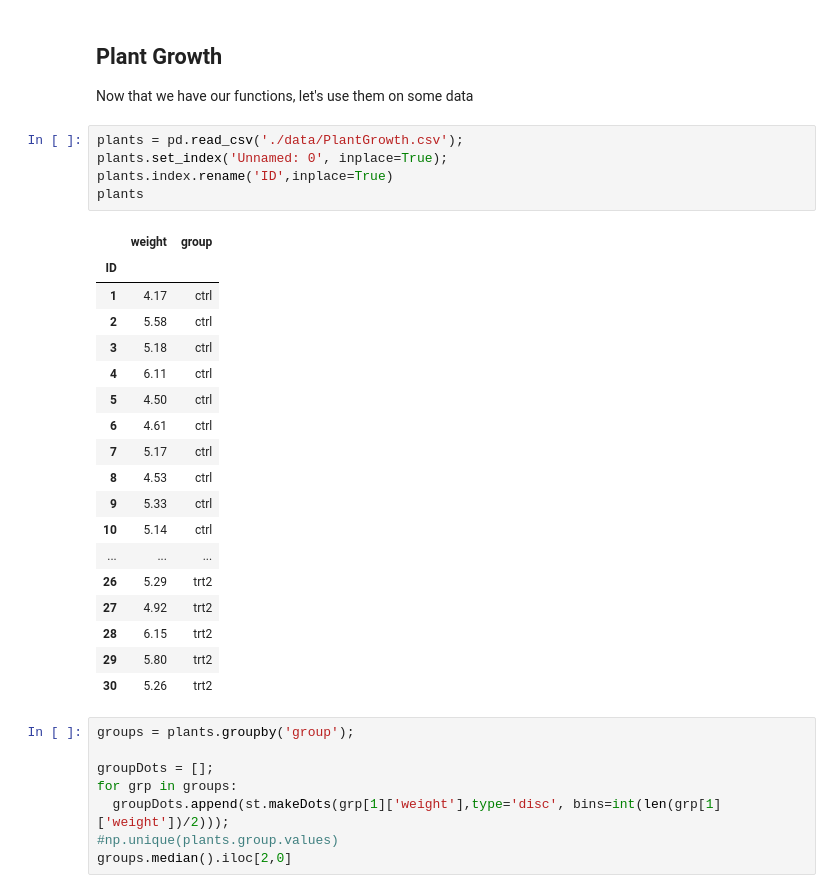
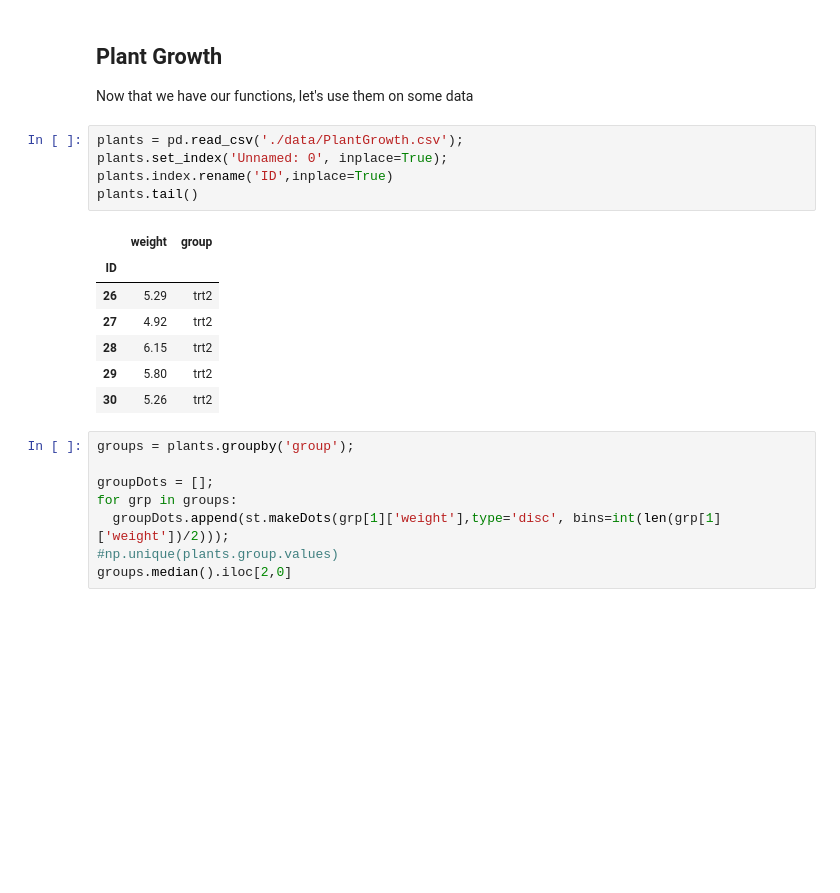
Before and after one commit to Khlick/LS40-Lectures, a Jupyter notebook: lib/_notebooks/ANOVA lectures.ipynb, the cells around one changed output. Cells and saved outputs as stored; diff of their text form; blank space fills up the shorter version.

```diff
--- a/lib/_notebooks/ANOVA lectures.ipynb
+++ b/lib/_notebooks/ANOVA lectures.ipynb
@@ -757,22 +996,11 @@ Now that we have our functions, let's use them on some data
 # %%
 plants = pd.read_csv('./data/PlantGrowth.csv');
 plants.set_index('Unnamed: 0', inplace=True);
 plants.index.rename('ID',inplace=True)
-plants
+plants.tail()
 # %% [output]
 |  | weight | group |
 | ID |  |  |
-| 1 | 4.17 | ctrl |
-| 2 | 5.58 | ctrl |
-| 3 | 5.18 | ctrl |
-| 4 | 6.11 | ctrl |
-| 5 | 4.50 | ctrl |
-| 6 | 4.61 | ctrl |
-| 7 | 5.17 | ctrl |
-| 8 | 4.53 | ctrl |
-| 9 | 5.33 | ctrl |
-| 10 | 5.14 | ctrl |
-| ... | ... | ... |
 | 26 | 5.29 | trt2 |
 | 27 | 4.92 | trt2 |
 | 28 | 6.15 | trt2 |
```
Also changed, not shown: parts of 39 cells of this notebook, 15 other files.
